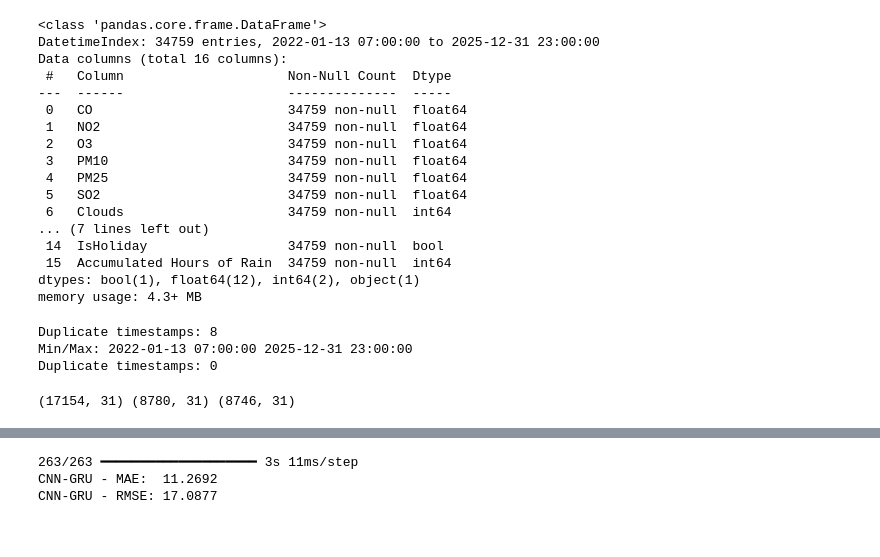
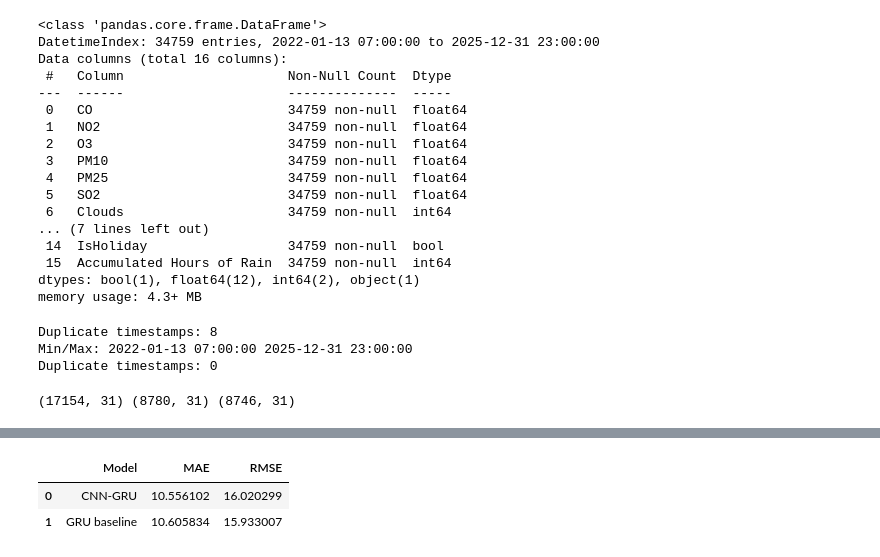
Before and after one commit to HoangHumg1210/hoankiem-air-quality-, a Jupyter notebook: src/main.ipynb, the cells around one changed output, grey strips where cells are left out. Saved outputs shown, nothing was run; the diff lists cells and outputs as text; code cells hidden in the pictures.

```diff
--- a/src/main.ipynb
+++ b/src/main.ipynb
@@ -466,25 +489,15 @@ Restoring model weights from the end of the best epoch: 4.
 # %%
-# Dự đoán
-y_pred_scaled = model.predict(X_test_seq)
 
-# Inverse transform (StandardScaler → log1p → giá trị gốc)
-y_pred_t = scaler_y.inverse_transform(y_pred_scaled)
-y_test_t_inv = scaler_y.inverse_transform(y_test_seq)
-
-y_pred_raw = inverse_target_transform(y_pred_t)
-y_test_raw_inv = inverse_target_transform(y_test_t_inv)
-
-
-
-mae_cnn_gru  = mean_absolute_error(y_test_raw_inv, y_pred_raw)
-rmse_cnn_gru = math.sqrt(mean_squared_error(y_test_raw_inv, y_pred_raw))
-
-print(f"CNN-GRU - MAE:  {mae_cnn_gru:.4f}")
-print(f"CNN-GRU - RMSE: {rmse_cnn_gru:.4f}")
+results = pd.DataFrame({
+    "Model": ["CNN-GRU", "GRU baseline"],
+    "MAE": [mae_cnn_gru, mae_gru],
+    "RMSE": [rmse_cnn_gru, rmse_gru]
+})
+results
 # %% [output]
-263/263 ━━━━━━━━━━━━━━━━━━━━ 3s 11ms/step
-CNN-GRU - MAE:  11.2692
-CNN-GRU - RMSE: 17.0877
+|  | Model | MAE | RMSE |
+| 0 | CNN-GRU | 10.556102 | 16.020299 |
+| 1 | GRU baseline | 10.605834 | 15.933007 |
 # %%
 y_pred_gru_scaled = model_gru.predict(X_test_seq)
 
```
Also changed, not shown: parts of 27 cells of this notebook, 9 other files.
